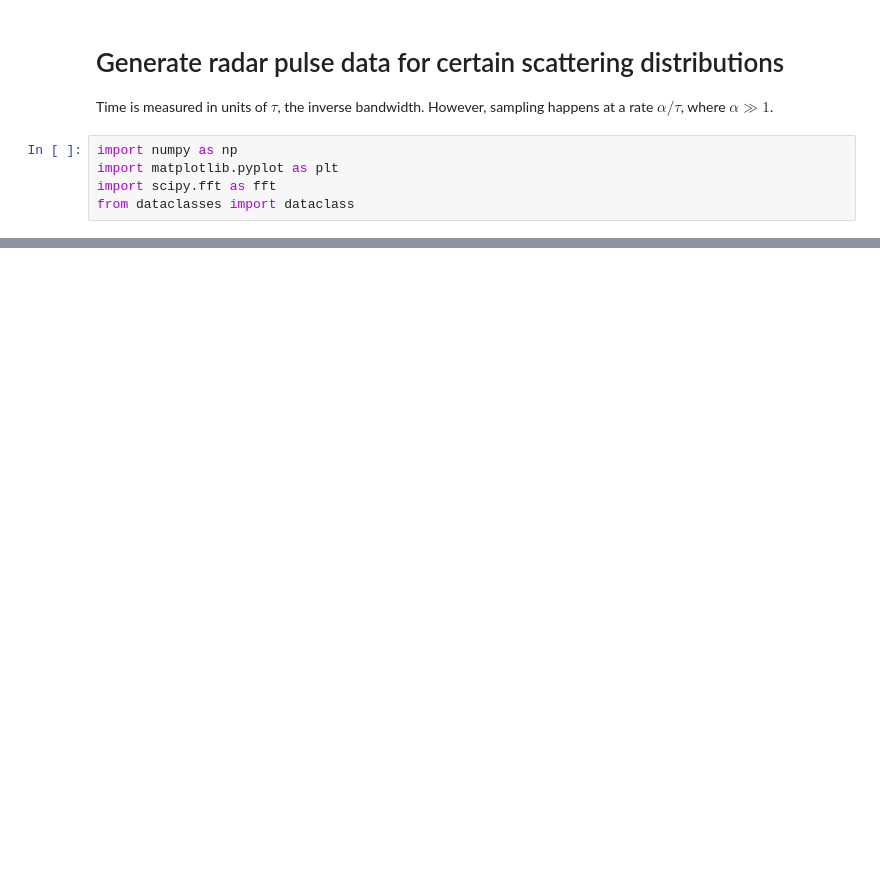
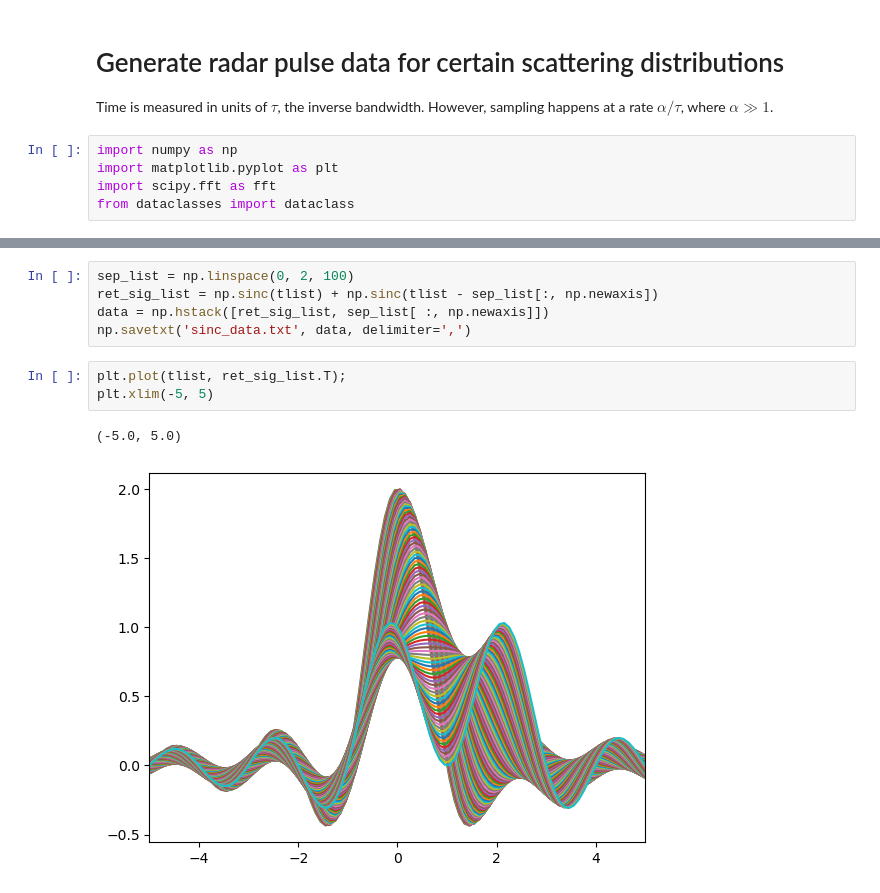
Before and after one commit to abhishekchak52/radar-ml, a Jupyter notebook: gen_signal_data.ipynb, the cells around one changed output, grey strips where cells are left out. Cells and saved outputs as stored; diff of their text form; blank space fills up the shorter version.

```diff
--- a/gen_signal_data.ipynb
+++ b/gen_signal_data.ipynb
@@ -10,3 +68,14 @@ from dataclasses import dataclass
+# %%
+sep_list = np.linspace(0, 2, 100)
+ret_sig_list = np.sinc(tlist) + np.sinc(tlist - sep_list[:, np.newaxis])
+data = np.hstack([ret_sig_list, sep_list[ :, np.newaxis]])
+np.savetxt('sinc_data.txt', data, delimiter=',')
+# %%
+plt.plot(tlist, ret_sig_list.T);
+plt.xlim(-5, 5)
+# %% [output]
+(-5.0, 5.0)
+[figure, added]
 # %%
 
 class SignalGenerator:
```
Also changed, not shown: parts of 6 cells of this notebook, 3 other files.
